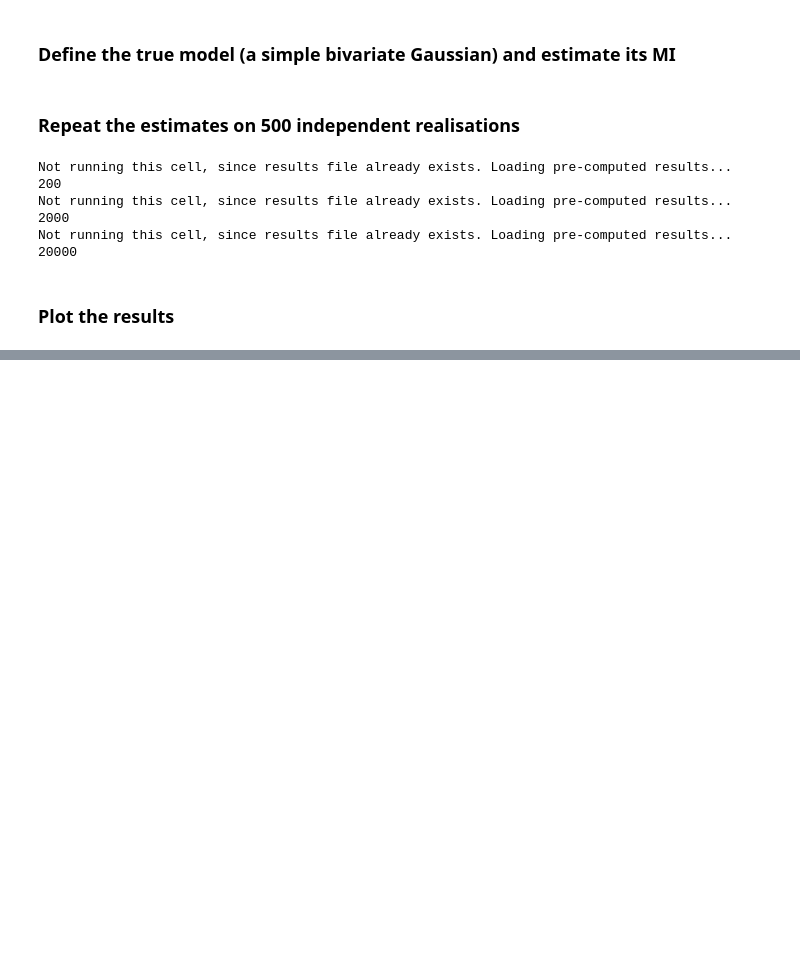
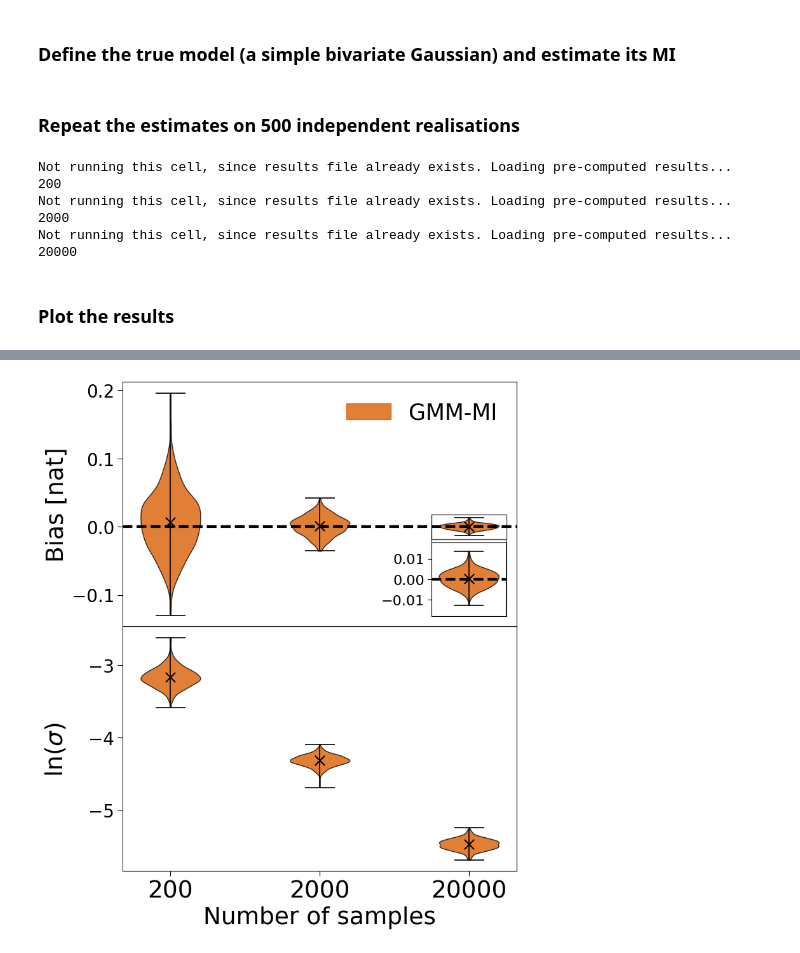
Before and after one commit to dpiras/GMM-MI, a Jupyter notebook: notebooks/invariance_bias/1_transformation_invariance_identity.ipynb, the cells around one changed output, grey strips where cells are left out. Drawn from its saved outputs; the diff is of its cells as text; code cells hidden in the pictures; blank space fills up the shorter version.

```diff
--- a/notebooks/invariance_bias/1_transformation_invariance_identity.ipynb
+++ b/notebooks/invariance_bias/1_transformation_invariance_identity.ipynb
@@ -153,0 +156,97 @@ fig.savefig(f'./figures/{transformation}_transformation.pdf', bbox_inches='tight
+# %%
+labels = []
+def add_label(violin, label):
+    color = violin["bodies"][0].get_facecolor().flatten()
+    labels.append((mpatches.Patch(color=color), label))
+
+from mpl_toolkits.axes_grid1.inset_locator import inset_axes, mark_inset
+
+
+analytic = calculate_MI_D1_analytical(covariances[0])
+y_values = np.zeros((len(N_values), 500))
+std_values = np.zeros((len(N_values), 500))
+
+for i, N in enumerate(N_values):
+    MI_file = np.load(f'./results/MI_{transformation}_500_{N}.npy')
+    y_values[i] = MI_file[:, 0]-analytic
+    std_values[i] = np.log(MI_file[:, 1])
+
+alpha=1
+fontsize=27
+color = '#d95f02'
+widths = 0.4
+fig, (ax1, ax2) = plt.subplots(2, 1, figsize=(8, 10), sharex=True)
+
+ax1.axhline(0, linewidth=3, c='black', linestyle='--')
+parts = ax1.violinplot(y_values.T, showmeans=True, widths=widths)
+for pc in parts['bodies']:
+    pc.set_facecolor(color)
+    pc.set_edgecolor('black')
+    pc.set_alpha(0.8)
+for partname in ('cbars','cmins','cmaxes','cmeans'):
+    vp = parts[partname]
+    vp.set_edgecolor('black')
+    vp.set_linewidth(1.2)
+add_label(parts, 'GMM-MI')
+xy = [[l.vertices[:,0].mean(),l.vertices[0,1]] for l in parts['cmeans'].get_paths()]
+xy = np.array(xy)
+ax1.scatter(xy[:,0], xy[:,1], s=121, c="black", marker="x", zorder=3)
+# make lines invisible
+parts['cmeans'].set_visible(False)
+
+axins = inset_axes(ax1, width="19%", height="30%", borderpad=1.2, loc=4)
+                   #bbox_to_anchor = (592, 490, 400, 400), )
+axins.axhline(0, linewidth=3, c='black', linestyle='--')
+parts = axins.violinplot(y_values.T, showmeans=True, widths=widths)
+for pc in parts['bodies']:
+    pc.set_facecolor(color)
+    pc.set_edgecolor('black')
+    pc.set_alpha(0.8)
+for partname in ('cbars','cmins','cmaxes','cmeans'):
+    vp = parts[partname]
+    vp.set_edgecolor('black')
+    vp.set_linewidth(1.2)
+xy = [[l.vertices[:,0].mean(),l.vertices[0,1]] for l in parts['cmeans'].get_paths()]
+xy = np.array(xy)
+axins.scatter(xy[:,0], xy[:,1], s=121, c="black", marker="x", zorder=3)
+# make lines invisible
+parts['cmeans'].set_visible(False)
+axins.tick_params(axis='y', which='major', labelsize=16, size=4)
+axins.tick_params(axis='x', which='both', labelsize=16, size=0)
+for axi in [axins]:
+    axi.tick_params(labelbottom=False)
+axins.set_ylim((-0.018, 0.018))
+axins.set_xlim((2.75, 3.25))
+mark_inset(ax1, axins, loc1=2, loc2=4, fc="none", ec="0.3")
+axins.set_facecolor('white')
+
+parts = ax2.violinplot(std_values.T, showmeans=True, widths=widths)
+for pc in parts['bodies']:
+    pc.set_facecolor(color)
+    pc.set_edgecolor('black')
+    pc.set_alpha(0.8)
+for partname in ('cbars','cmins','cmaxes','cmeans'):
+    vp = parts[partname]
+    vp.set_edgecolor('black')
+    vp.set_linewidth(1.2)
+xy = [[l.vertices[:,0].mean(),l.vertices[0,1]] for l in parts['cmeans'].get_paths()]
+xy = np.array(xy)
+ax2.scatter(xy[:,0], xy[:,1], s=121, c="black", marker="x", zorder=3)
+# make lines invisible
+parts['cmeans'].set_visible(False)
+
+
+ax1.tick_params(axis='both', which='major', labelsize=20, size=6)
+ax2.tick_params(axis='both', which='major', labelsize=20, size=6)
+ax2.set_xlabel('Number of samples', fontsize=fontsize)
+ax1.set_ylabel('Bias [nat]', fontsize=fontsize)
+ax2.set_ylabel('$\ln(\sigma)$', fontsize=fontsize)
+fig.subplots_adjust(wspace=0, hspace=0)
+ax1.legend(*zip(*labels), loc='upper right', frameon=False, fontsize=25)
+ax2.set_xticks(np.arange(1, 4))
+ax2.set_xticklabels(N_values, fontsize=fontsize)
+
+fig.align_ylabels()
+fig.savefig(f'./figures/{transformation}_transformation.pdf', bbox_inches='tight');
+# %% [output]
+[figure, added]
```
Also changed, not shown: parts of 2 cells of this notebook, 8 other files.
